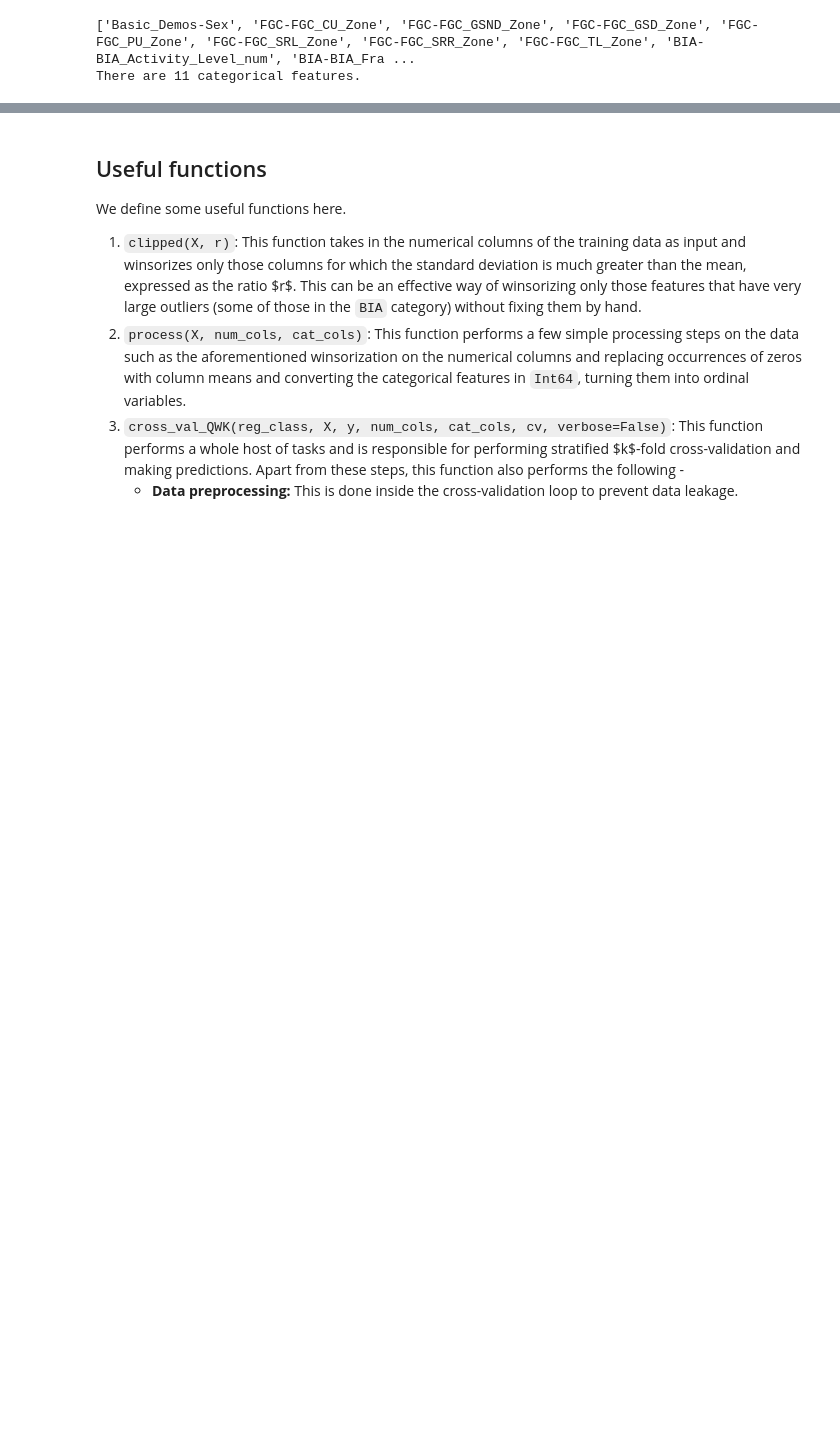
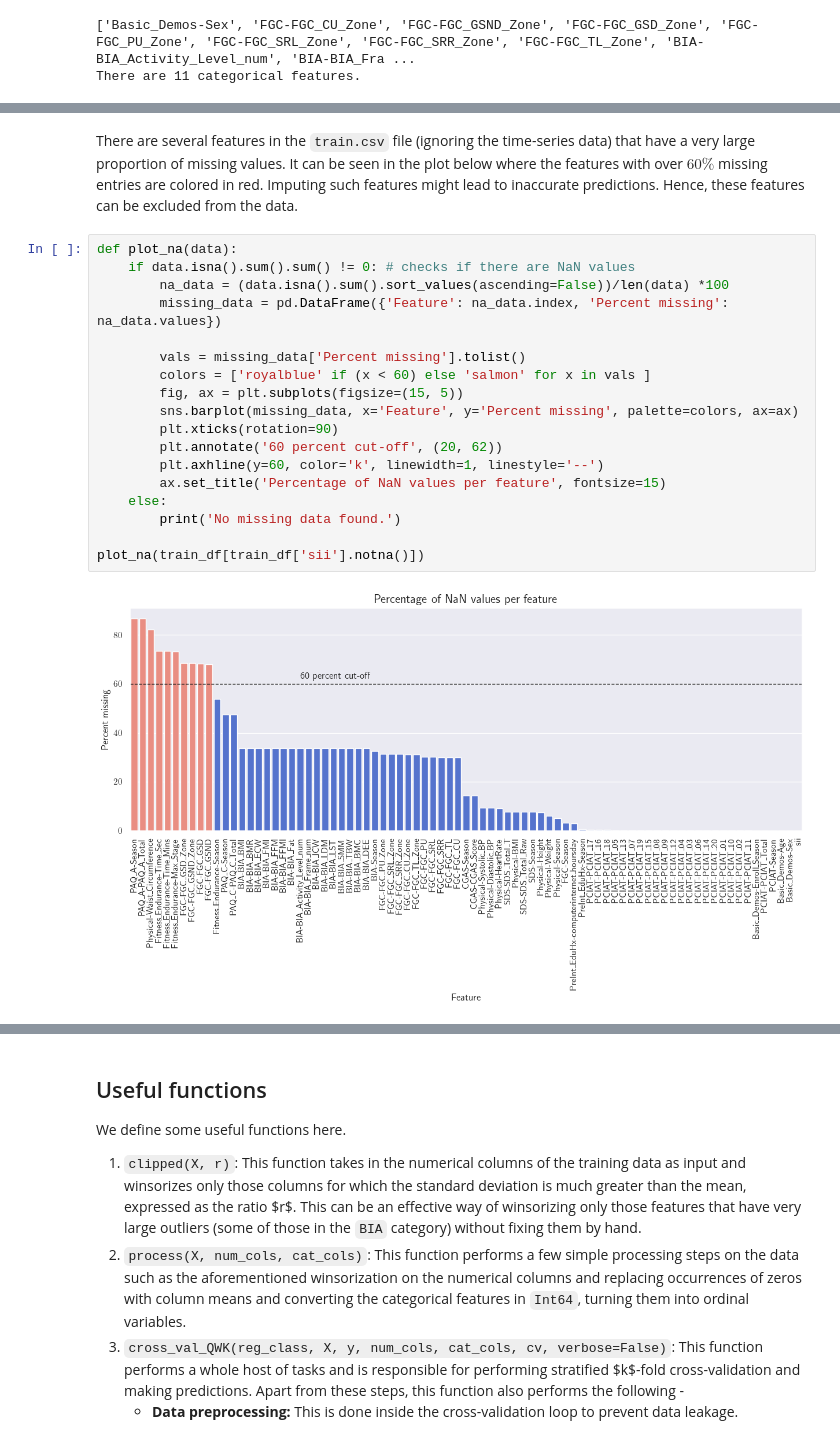
Before and after one commit to RM503/CMI-Problematic_Internet_Usage, a Jupyter notebook: notebooks/cmi_training_on_labeled_data.ipynb, the cells around one changed output, grey strips where cells are left out. Drawn from its saved outputs; the diff is of its cells as text; blank space fills up the shorter version.

````diff
--- a/notebooks/cmi_training_on_labeled_data.ipynb
+++ b/notebooks/cmi_training_on_labeled_data.ipynb
@@ -208,0 +229,22 @@ plt.show()
+# %% [markdown]
+There are several features in the ```train.csv``` file (ignoring the time-series data) that have a very large proportion of missing values. It can be seen in the plot below where the features with over $60\%$ missing entries are colored in red. Imputing such features might lead to inaccurate predictions. Hence, these features can be excluded from the data.
+# %%
+def plot_na(data):
+    if data.isna().sum().sum() != 0: # checks if there are NaN values
+        na_data = (data.isna().sum().sort_values(ascending=False))/len(data) *100
+        missing_data = pd.DataFrame({'Feature': na_data.index, 'Percent missing': na_data.values})
+
+        vals = missing_data['Percent missing'].tolist()
+        colors = ['royalblue' if (x < 60) else 'salmon' for x in vals ]
+        fig, ax = plt.subplots(figsize=(15, 5))
+        sns.barplot(missing_data, x='Feature', y='Percent missing', palette=colors, ax=ax)
+        plt.xticks(rotation=90)
+        plt.annotate('60 percent cut-off', (20, 62))
+        plt.axhline(y=60, color='k', linewidth=1, linestyle='--')
+        ax.set_title('Percentage of NaN values per feature', fontsize=15)
+    else:
+        print('No missing data found.')
+
+plot_na(train_df[train_df['sii'].notna()])
+# %% [output]
+[figure, added]
````
Also changed, not shown: parts of 18 cells of this notebook.
